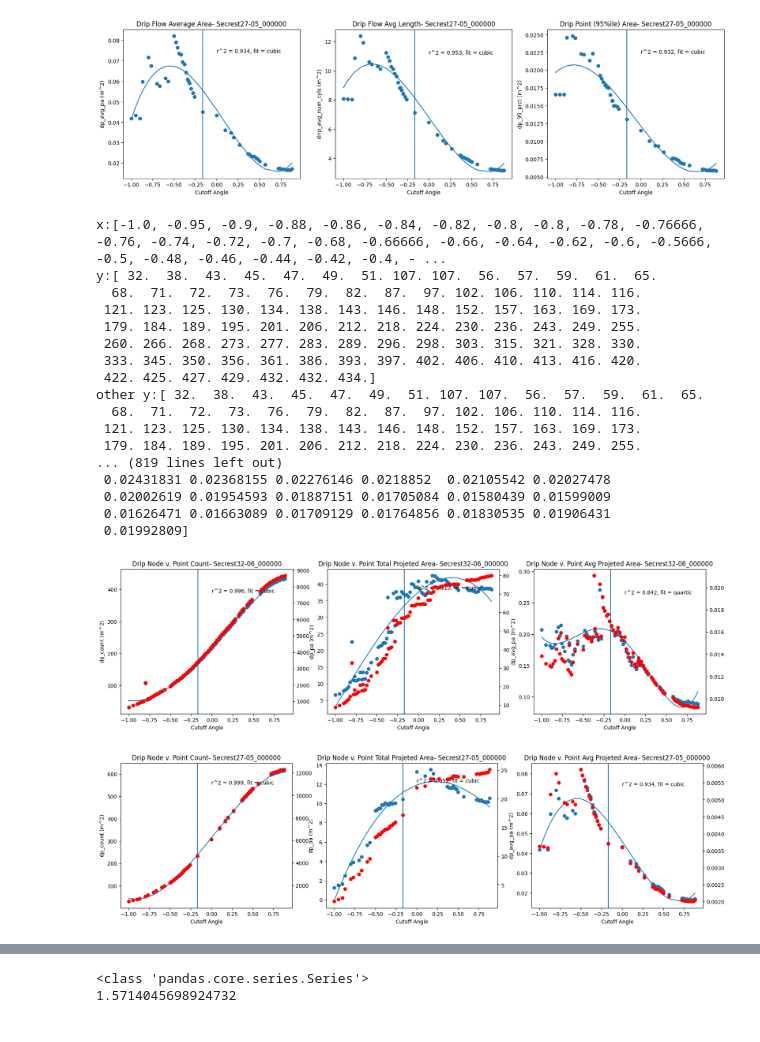
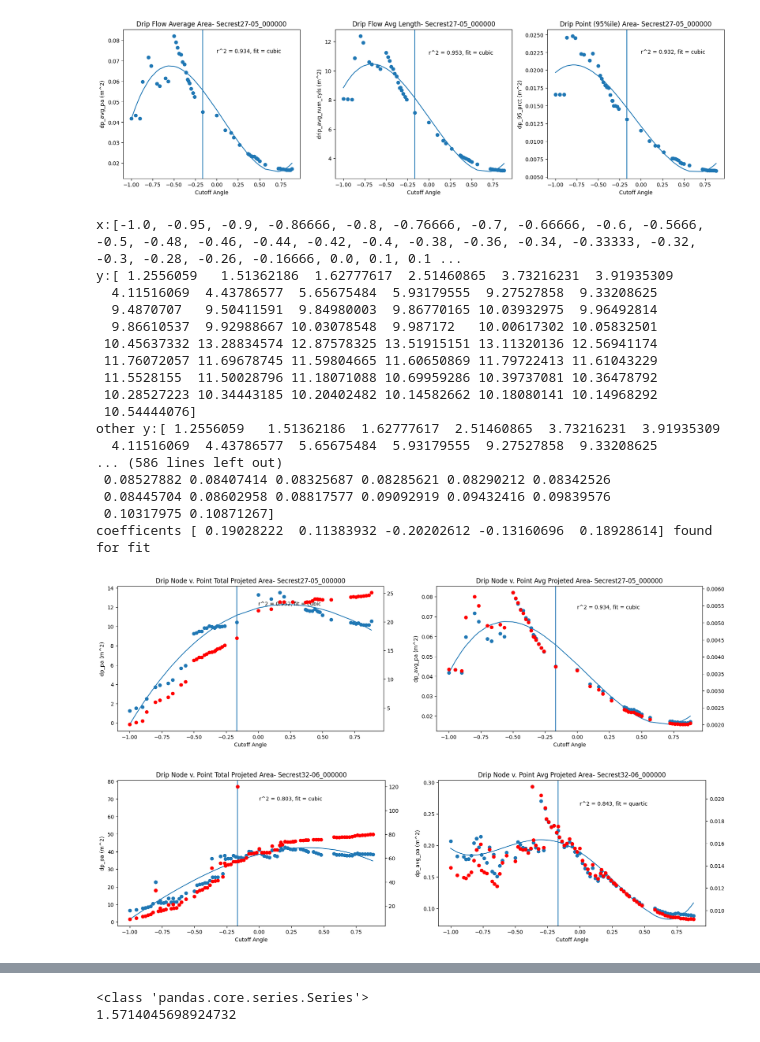
Before and after one commit to wischmcj/canopyHydrodynamics, a Jupyter notebook: scripts/sensitivity_analysis.ipynb, the cells around one changed output, grey strips where cells are left out. Drawn from its saved outputs; the diff is of its cells as text; code cells hidden in the pictures.

```diff
--- a/scripts/sensitivity_analysis.ipynb
+++ b/scripts/sensitivity_analysis.ipynb
@@ -141,13 +134,13 @@ please provide us feedback at https://github.com/pandas-dev/pandas/issues/54466
 # arr = [x for x in all_tree_stats[['file_name', 'case_name']].values]
 arr = [x for x in all_tree_stats[['file_name', 'case_name']].values]
 
-onetups = [float(y) for x,y in arr if '32-06' in x ]
-twotups = [float(y) for x,y in arr if '27-05' in x]
-final_tups =[]
-for val in onetups:
-    if val in twotups:
-        final_tups.append(val)
+# onetups = [float(y) for x,y in arr if '32-06' in x ]
+# twotups = [float(y) for x,y in arr if '27-05' in x]
+# final_tups =[]
+# for val in onetups:
+#     if val in twotups:
+#         final_tups.append(val)
 
 
-print(final_tups)
+print([(x,y) for x,y in arr ])
 # %% [output]
@@ -333,6 +326,7 @@ drip_grouped = drip_flows.groupby(['file_name','case_name'])
 
 stem_grouped = drip_flows.groupby(['file_name','case_name'])
 drip_stats = [{'join_field': f'{group[0][0]}_{group[0][1]}',
+               'neat_field': ({group[0][0]},{group[0][1]}),
                 'drip_avg_num_cyls': np.mean(group[1]['num_cylinders']),
                 'drip_max_num_cyls': np.max(group[1]['num_cylinders']),
                 'dp_95_prct': group[1]['projected_area'].quantile(0.95),
@@ -510,7 +527,7 @@ def try_fit_func(fit_func, x , y, *args):
 
 
 def find_fit_func(fit_func, x, y):
-    alt_fit_funcs = [cubic,cubic_order_one, quartic,quartic_order_one, linear, quadratic, gaussian]
+    alt_fit_funcs = [cubic_order_one, quartic,quartic_order_one, linear, quadratic, gaussian]
     # x_flitered = x[~np.isnan(x)]
     # y_filtered = y[~np.isnan(x)]
     # x_flitered = x[x>0]
@@ -812,7 +831,7 @@ y:[0.20711585 0.1830571  0.18196687 0.1778661  0.1786765  0.18371752
 # print(new_file_names)
 # fields = ['stem_psa']
 # fields = [('stem_psa','dp_pa'),('stem_psa','dp_pa')]
-fields = [('dp_count','dn_count', 'Drip Node v. Point Count'),
+fields = [
 ('dp_pa'    ,'dn_pa' ,'Drip Node v. Point Total Projeted Area'   ),
 ('dp_avg_pa','dn_avg_pa','Drip Node v. Point Avg Projeted Area')]
 def plot_two_fields(df, field:tuple):
@@ -855,6 +874,7 @@ def plot_two_fields(df, field:tuple):
                     f"r^2 = {rsq}, fit = {fit_type}",
                     (0, np.max(y) * 0.9),
                 )
+                print(f'coefficents {coeff} found for fit')
                 plot.plot(x_flitered, y_predicted)
             # Calculating a line of best fit (and its r-squared) to add to the above referenced chart
                 # z = np.polyfit(x, y, 2)
@@ -867,52 +887,52 @@ def plot_two_fields(df, field:tuple):
                 #     (0, np.max(y) * 0.75),
                 # )
                 # ax[idx].plot(x, y_predicted, )
             except Exception as e:
                 print(f'r2 did not converge{e}')
 
             # ax[1].set_title(f"{field[1]} vs Cutoff Angle - {file_name}")
             # ax[1].set_xlabel("Cutoff Angle")
             # ax[1].set_ylabel(f"{field[1]} (L)")
             # x = filtered_df["case_name"]
             # y = filtered_df[field[1]]
             # ax[1].scatter(x, y)
 
             # # Calculating a line of best fit (and its r-squared) to add to the above referenced chart
             # z = np.polyfit(x, y, 2)
             # p = np.poly1d(z)
             # y_predicted = p(x)
             # rsq = round(r2_score(y, y_predicted), 3)
 
             # ax[1].annotate(
             #     f"r-squared = {rsq}",
             #     (0, np.max(y) * 0.75),
             # )
             # ax[1].plot(x, y_predicted)
 
         # plt.show()
 
 # plot_correlation(all_tree_stats,fields)
 plot_two_fields(w_flow_stats,fields)
 # %% [output]
-x:[-1.0, -0.95, -0.9, -0.88, -0.86, -0.84, -0.82, -0.8, -0.8, -0.78, -0.76666, -0.76, -0.74, -0.72, -0.7, -0.68, -0.66666, -0.66, -0.64, -0.62, -0.6, -0.5666, -0.5, -0.48, -0.46, -0.44, -0.42, -0.4, - ...
-y:[ 32.  38.  43.  45.  47.  49.  51. 107. 107.  56.  57.  59.  61.  65.
-  68.  71.  72.  73.  76.  79.  82.  87.  97. 102. 106. 110. 114. 116.
- 121. 123. 125. 130. 134. 138. 143. 146. 148. 152. 157. 163. 169. 173.
- 179. 184. 189. 195. 201. 206. 212. 218. 224. 230. 236. 243. 249. 255.
- 260. 266. 268. 273. 277. 283. 289. 296. 298. 303. 315. 321. 328. 330.
- 333. 345. 350. 356. 361. 386. 393. 397. 402. 406. 410. 413. 416. 420.
- 422. 425. 427. 429. 432. 432. 434.]
-other y:[ 32.  38.  43.  45.  47.  49.  51. 107. 107.  56.  57.  59.  61.  65.
-  68.  71.  72.  73.  76.  79.  82.  87.  97. 102. 106. 110. 114. 116.
- 121. 123. 125. 130. 134. 138. 143. 146. 148. 152. 157. 163. 169. 173.
- 179. 184. 189. 195. 201. 206. 212. 218. 224. 230. 236. 243. 249. 255.
-... (819 lines left out)
- 0.02431831 0.02368155 0.02276146 0.0218852  0.02105542 0.02027478
- 0.02002619 0.01954593 0.01887151 0.01705084 0.01580439 0.01599009
- 0.01626471 0.01663089 0.01709129 0.01764856 0.01830535 0.01906431
- 0.01992809]
+x:[-1.0, -0.95, -0.9, -0.86666, -0.8, -0.76666, -0.7, -0.66666, -0.6, -0.5666, -0.5, -0.48, -0.46, -0.44, -0.42, -0.4, -0.38, -0.36, -0.34, -0.33333, -0.32, -0.3, -0.28, -0.26, -0.16666, 0.0, 0.1, 0.1 ...
+y:[ 1.2556059   1.51362186  1.62777617  2.51460865  3.73216231  3.91935309
+  4.11516069  4.43786577  5.65675484  5.93179555  9.27527858  9.33208625
+  9.4870707   9.50411591  9.84980003  9.86770165 10.03932975  9.96492814
+  9.86610537  9.92988667 10.03078548  9.987172   10.00617302 10.05832501
+ 10.45637332 13.28834574 12.87578325 13.51915151 13.11320136 12.56941174
+ 11.76072057 11.69678745 11.59804665 11.60650869 11.79722413 11.61043229
+ 11.5528155  11.50028796 11.18071088 10.69959286 10.39737081 10.36478792
+ 10.28527223 10.34443185 10.20402482 10.14582662 10.18080141 10.14968292
+ 10.54444076]
+other y:[ 1.2556059   1.51362186  1.62777617  2.51460865  3.73216231  3.91935309
+  4.11516069  4.43786577  5.65675484  5.93179555  9.27527858  9.33208625
+... (586 lines left out)
+ 0.08527882 0.08407414 0.08325687 0.08285621 0.08290212 0.08342526
+ 0.08445704 0.08602958 0.08817577 0.09092919 0.09432416 0.09839576
+ 0.10317975 0.10871267]
+coefficents [ 0.19028222  0.11383932 -0.20202612 -0.13160696  0.18928614] found for fit
-[figure, old version]
+[figure, new version]
-[figure, old version]
+[figure, new version]
 # %%
 #plot drip point pa and max drip point pa
 fields =  [('dp_pa'    ,'Drip Flow Projected Area'    )
```
Also changed, not shown: parts of 6 cells of this notebook, 1 other file.
